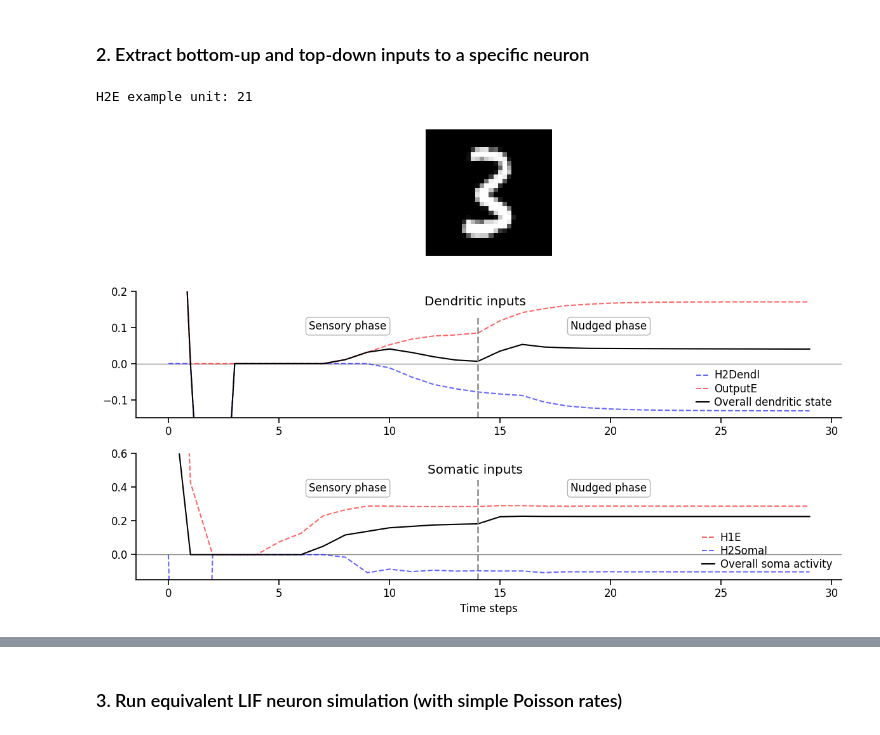
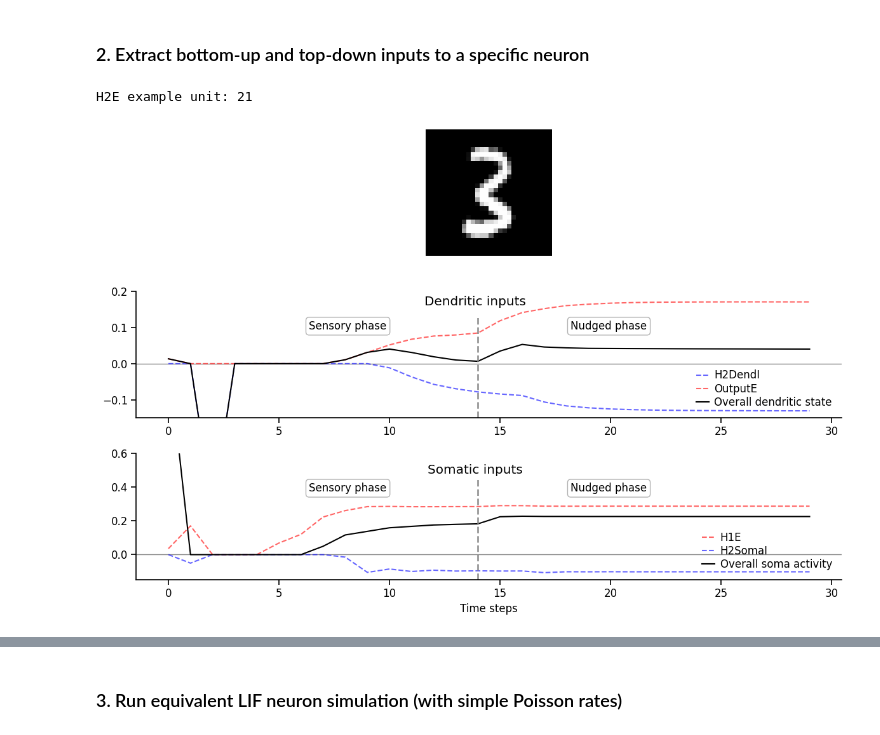
Before and after one commit to Milstein-Lab/EIANN, a Jupyter notebook: docs/Galloni_etal_2025/spiking_example.ipynb, the cells around one changed output, grey strips where cells are left out. Cells and saved outputs as stored; diff of their text form; code cells hidden in the pictures.

```diff
--- a/docs/Galloni_etal_2025/spiking_example.ipynb
+++ b/docs/Galloni_etal_2025/spiking_example.ipynb
@@ -54,6 +54,12 @@ for backward in network.backward_methods:
 population = network.H2.E
 unit_idx = torch.argmax(population.activity_dynamics[-1])
 print(f"{population.fullname} example unit: {unit_idx}")
+
+# Create a filter mask to limit the initial activity transient
+x = np.arange(network.forward_steps)
+baseline = 0.01
+mask = baseline + (1-baseline)*(1 - np.exp(-0.5 * x))
+# mask[0:5] = 0
 
 fig, axes  = plt.subplots(3,1,figsize=(12,8), height_ratios=[1,1,1])
 ax = axes[0]
@@ -70,7 +76,7 @@ for projection in population:
     pre_pop = projection.pre
     for update_phase in ['forward', 'backward']:
         if update_phase == 'forward':
-            pre_activity = pre_pop.activity_dynamics
+            pre_activity = pre_pop.activity_dynamics * mask.reshape(-1, 1)
         elif update_phase == 'backward':
             pre_activity = torch.stack(pre_pop.backward_steps_activity)
         complete_activity_dynamics[pre_pop.fullname].extend(pre_activity)
@@ -95,31 +101,31 @@ for projection in population:
         total_soma_input.append(synaptic_input)
 
 dendritic_state = np.stack(total_dend_input).sum(axis=0) # Sum total synaptic input to dend during backward phase
 ax1.plot(dendritic_state, color='k', label='Overall dendritic state')
 
 soma_forward_activity = population.activity_dynamics[:,unit_idx]
 soma_backward_activity = torch.stack(population.backward_steps_activity)[:,unit_idx]
 total_soma_activity = torch.cat((soma_forward_activity, soma_backward_activity), dim=0)
 ax2.plot(total_soma_activity, color='k', label='Overall soma activity')
 
 ax1.set_ylim(-0.15, 0.2)
 ax2.set_ylim(-0.15, 0.6)
 
 ax1.axvline(14,0,0.8,color='gray',linestyle='--', linewidth=2, alpha=0.8)
 ax2.axvline(14,0,0.8,color='gray',linestyle='--', linewidth=2, alpha=0.8)
 ax1.legend(loc='lower right', labelspacing=0.2)
 ax2.legend(loc='lower right', labelspacing=0.2)
 
 ax1.set_title('Dendritic inputs', x=0.48, y=0.85)
 ax2.set_title('Somatic inputs', x=0.48, y=0.8)
 ax1.text(0.3, 0.7, 'Sensory phase', transform=ax1.transAxes, ha='center', fontsize=12, bbox=dict(facecolor='white', alpha=0.3, boxstyle='round,pad=0.3'))
 ax1.text(0.67, 0.7, 'Nudged phase', transform=ax1.transAxes, ha='center', fontsize=12, bbox=dict(facecolor='white', alpha=0.3, boxstyle='round,pad=0.3'))
 ax2.text(0.3, 0.7, 'Sensory phase', transform=ax2.transAxes, ha='center', fontsize=12, bbox=dict(facecolor='white', alpha=0.3, boxstyle='round,pad=0.3'))
 ax2.text(0.67, 0.7, 'Nudged phase', transform=ax2.transAxes, ha='center', fontsize=12, bbox=dict(facecolor='white', alpha=0.3, boxstyle='round,pad=0.3'))
 
 ax2.set_xlabel('Time steps')
 plt.tight_layout()
 plt.show()
 # %% [output]
 H2E example unit: 21
-[figure, old version]
+[figure, new version]
```
Also changed, not shown: parts of 5 cells of this notebook.
